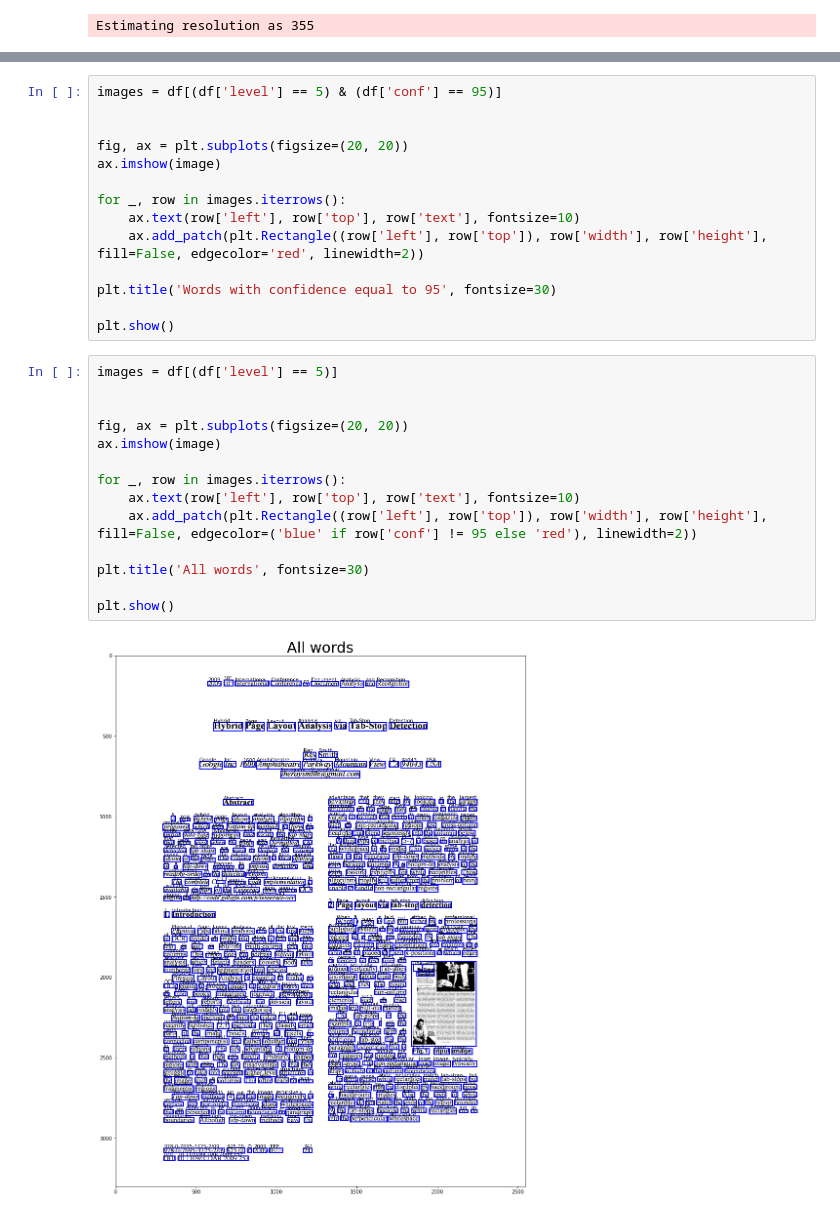
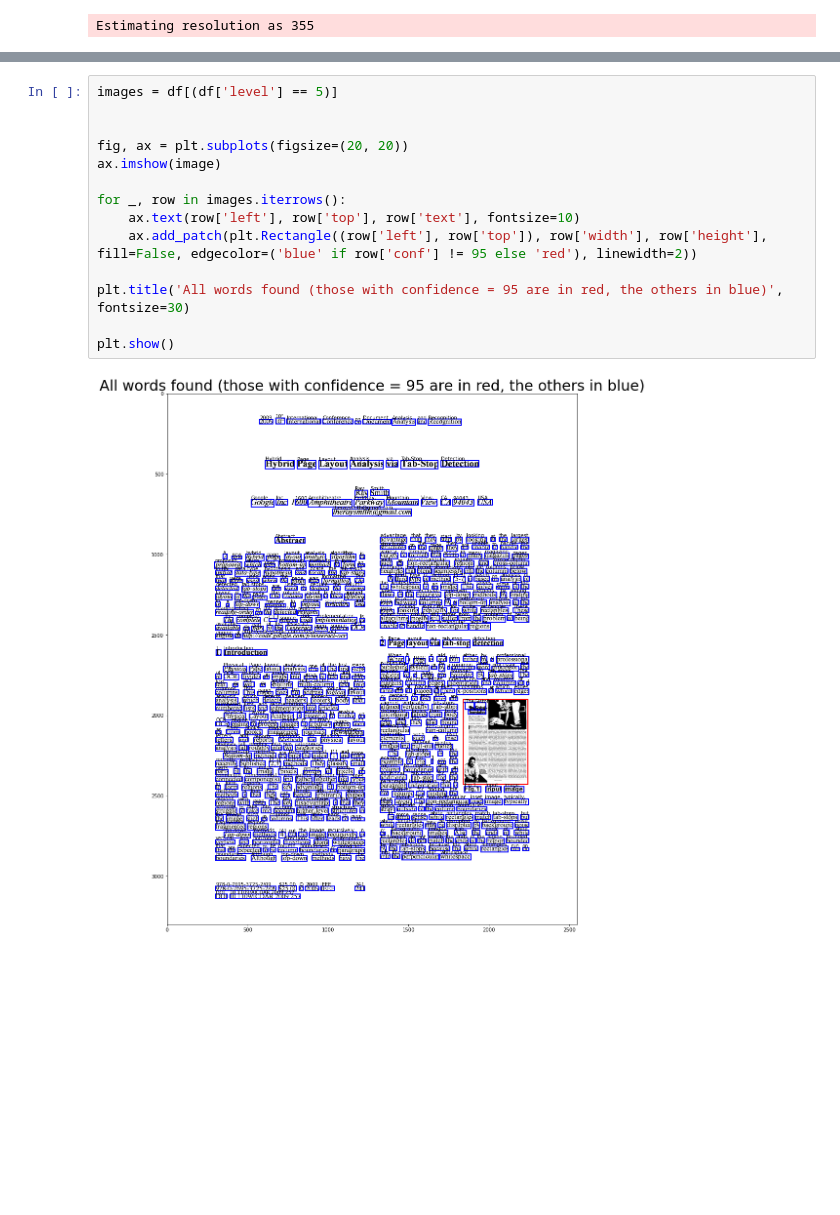
Before and after one commit to md-scanner/md-scanner, a Jupyter notebook: tesseract-annotator/tesseract-annotator.ipynb, the cells around one changed output, grey strips where cells are left out. Saved outputs shown, nothing was run; the diff lists cells and outputs as text; blank space fills up the shorter version.

```diff
--- a/tesseract-annotator/tesseract-annotator.ipynb
+++ b/tesseract-annotator/tesseract-annotator.ipynb
@@ -29,30 +25,16 @@ print(df[(df['conf'] == 95 )& (df['width'] > 10) & (df['height'] > 10)])
 # %%
-images = df[(df['level'] == 5) & (df['conf'] == 95)]
+images = df[(df['level'] == 5)]
 
 
 fig, ax = plt.subplots(figsize=(20, 20))
 ax.imshow(image)
 
 for _, row in images.iterrows():
     ax.text(row['left'], row['top'], row['text'], fontsize=10)
-    ax.add_patch(plt.Rectangle((row['left'], row['top']), row['width'], row['height'], fill=False, edgecolor='red', linewidth=2))
+    ax.add_patch(plt.Rectangle((row['left'], row['top']), row['width'], row['height'], fill=False, edgecolor=('blue' if row['conf'] != 95 else 'red'), linewidth=2))
 
-plt.title('Words with confidence equal to 95', fontsize=30)
+plt.title('All words found (those with confidence = 95 are in red, the others in blue)', fontsize=30)
 
 plt.show()
+# %% [output]
+[figure, added]
-# %%
-images = df[(df['level'] == 5)]
-
-
-fig, ax = plt.subplots(figsize=(20, 20))
-ax.imshow(image)
-
-for _, row in images.iterrows():
-    ax.text(row['left'], row['top'], row['text'], fontsize=10)
-    ax.add_patch(plt.Rectangle((row['left'], row['top']), row['width'], row['height'], fill=False, edgecolor=('blue' if row['conf'] != 95 else 'red'), linewidth=2))
-
-plt.title('All words', fontsize=30)
-
-plt.show()
-# %% [output]
-[figure, removed]
```
Also changed, not shown: parts of 1 cell of this notebook.
